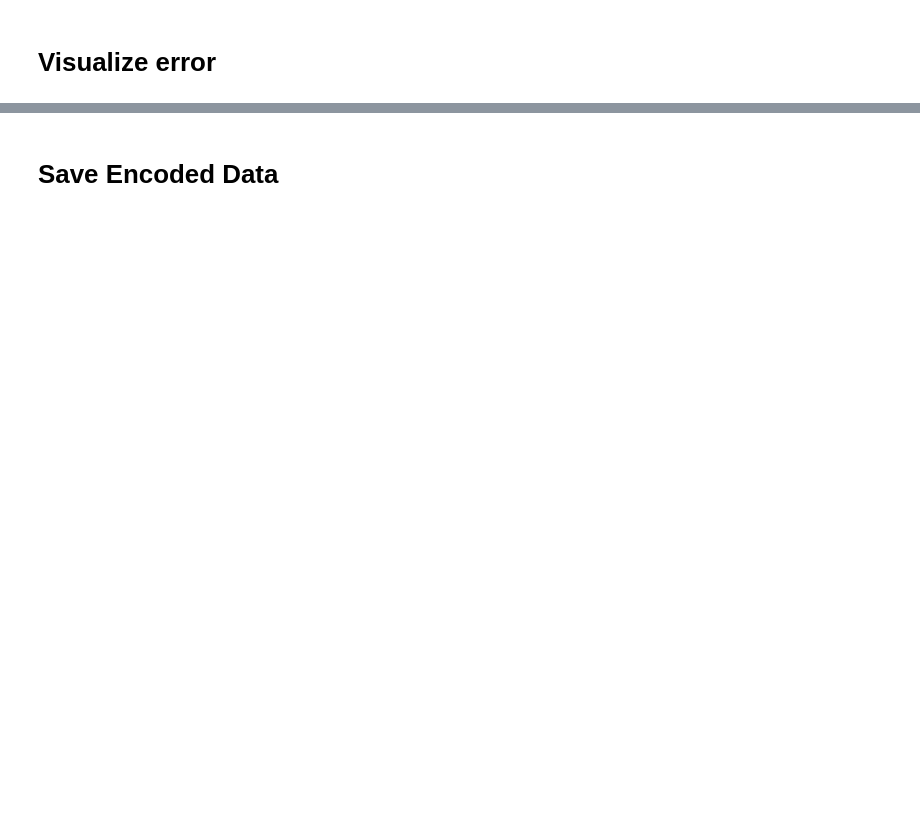
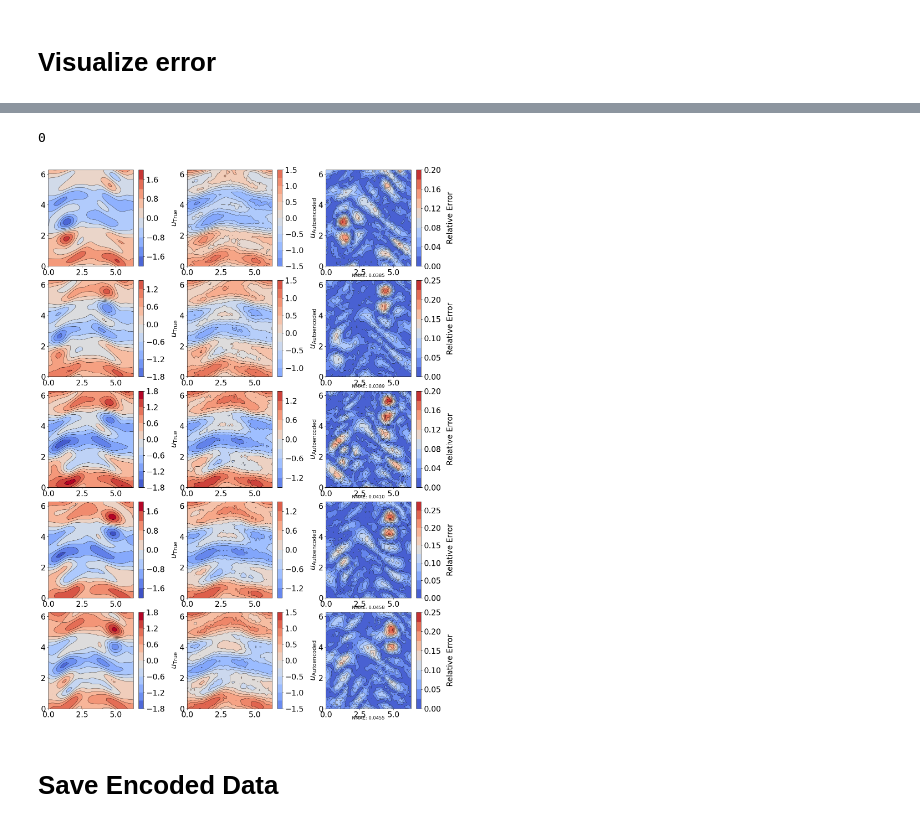
Before and after one commit to huciupaul/Capstone-AI-Group-2, a Jupyter notebook: autoencoder_tutorial.ipynb, the cells around one changed output, grey strips where cells are left out. Drawn from its saved outputs; the diff is of its cells as text; code cells hidden in the pictures; blank space fills up the shorter version.

```diff
--- a/autoencoder_tutorial.ipynb
+++ b/autoencoder_tutorial.ipynb
@@ -527,59 +510,71 @@ XX      = np.meshgrid(X, Y, indexing='ij')
 # %%
-#plot n snapshots and their reconstruction in the test set.
-n       = 5
-plt.rcParams["figure.figsize"] = (15,4*n)
+# grid
+X       = np.linspace(0,2*np.pi,N_x)
+Y       = np.linspace(0,2*np.pi,N_y)
+XX      = np.meshgrid(X, Y, indexing='ij')
+
+# plot n snapshots and their reconstruction in the test set.
+n_snapshots = 5
+plt.rcParams["figure.figsize"] = (15,4*n_snapshots)
 plt.rcParams["font.size"] = 20
-fig, ax = plt.subplots(n,3)
+fig, ax = plt.subplots(n_snapshots,3)
 
-start   = b_size*n_batches*skip+b_size*val_batches*skip #start after validation set
+# start after validation set
+start = 0 #b_size*n_batches*downsample + b_size*val_batches*downsample
+print(start)
 
-for i in range(n):
+for i in range(n_snapshots):
 
-    #truth
-    plt.subplot(n,3,i*3+1)
+    # testing data
+    skips = 50
+    u = U[start+500+i*skips:start+501+i*skips].copy()
+    vmax = u.max()
+    vmin = u.min()
 
-    skips = 50
-
-    #snapshots to plot
-    u      = U[start+500+i*skips:start+501+i*skips].copy()
-    vmax   = u.max()
-    vmin   = u.min()
+    # truth
+    plt.subplot(n_snapshots,3,i*3+1)
 
     CS0    = plt.contourf(XX[0], XX[1],u[0,:,:,0],
                           levels=10,cmap='coolwarm',vmin=vmin, vmax=vmax)
     cbar   = plt.colorbar()
     cbar.set_label('$u_{\mathrm{True}}$',labelpad=15)
     CS     = plt.contour(XX[0], XX[1],u[0,:,:,0],
                          levels=10,colors='black',linewidths=.5, linestyles='solid',
                          vmin=vmin, vmax=vmax)
 
-    #autoencoded
-    plt.subplot(n,3,i*3+2)
+    # autoencoded
+    plt.subplot(n_snapshots,3,i*3+2)
 
     u_dec  = model(u,a,b)[1][0].numpy()
     CS     = plt.contourf(XX[0],XX[1],u_dec[:,:,0],
                         levels=10,cmap='coolwarm',vmin=vmin, vmax=vmax)
     cbar   = plt.colorbar()
     cbar.set_label('$u_{\mathrm{Autoencoded}}$',labelpad=15)
     CS     = plt.contour(XX[0], XX[1],u_dec[:,:,0],
                          levels=10,colors='black',linewidths=.5, linestyles='solid',
                          vmin=vmin, vmax=vmax)
 
-    #error
-    plt.subplot(n,3,i*3+3)
+    # error
+    plt.subplot(n_snapshots,3,i*3+3)
 
     u_err  = np.abs(u_dec-u[0])/(vmax-vmin)
-    print('NMAE: ', u_err[:,:,0].mean())
+    nmae = u_err[:,:,0].mean()
 
     CS     = plt.contourf(XX[0], XX[1],u_err[:,:,0],levels=10,cmap='coolwarm')
     cbar   = plt.colorbar()
     cbar.set_label('Relative Error',labelpad=15)
     CS     = plt.contour(XX[0], XX[1],u_err[:,:,0],levels=10,colors='black',linewidths=.5,
                          linestyles='solid')
 
+    # Add NMAE text below the error image
+    plt.text(0.5, -0.1, f'NMAE: {nmae:.4f}', ha='center', va='center', transform=plt.gca().transAxes, fontsize=12)
+
 fig.tight_layout(pad=0.1)
 plt.savefig(path+'/Autoencoder_error.pdf')
 plt.show()
+# %% [output]
+0
+[figure, added]
 # %% [markdown]
 # Save Encoded Data
 # %%
```
Also changed, not shown: parts of 23 cells of this notebook.
